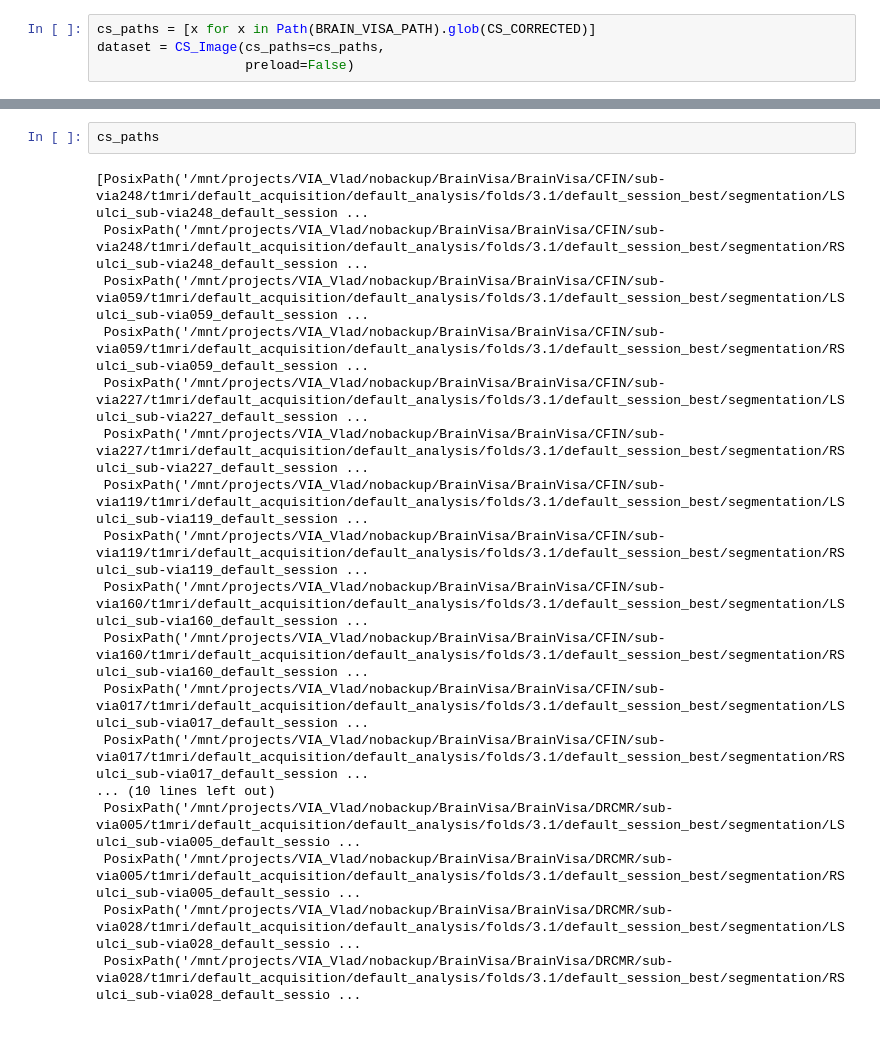
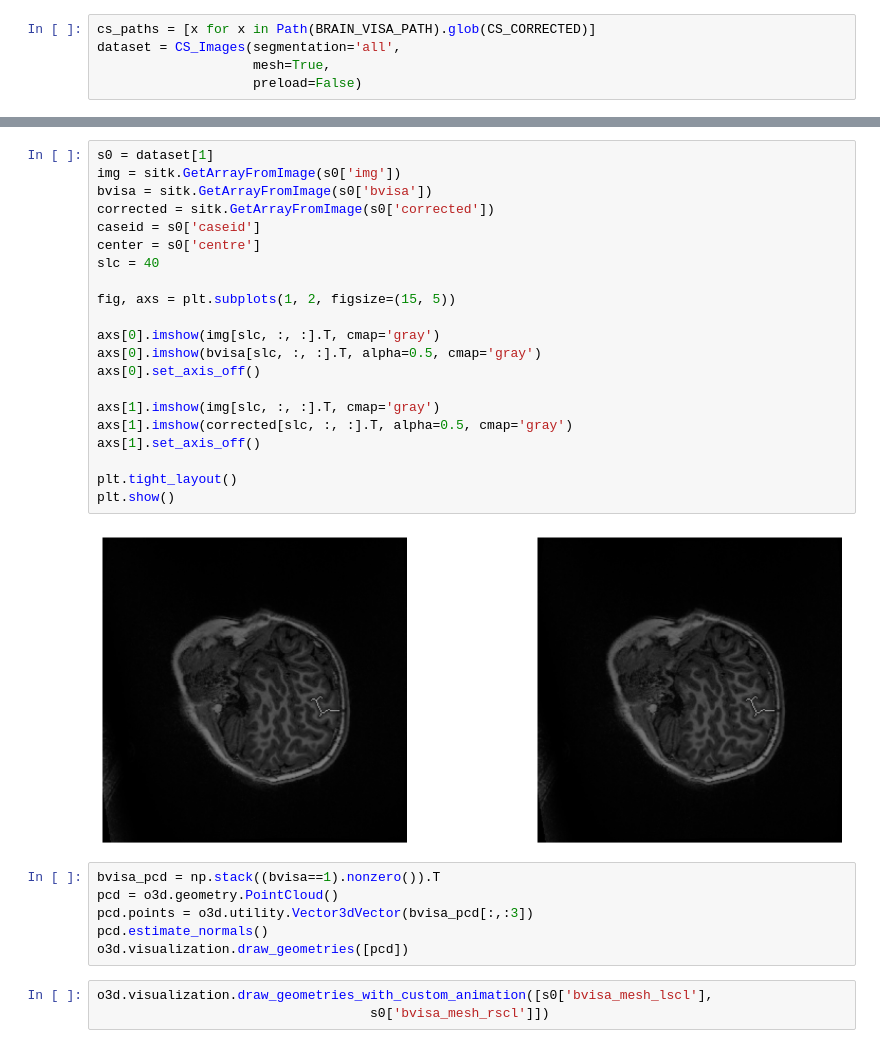
Before and after one commit to Vivikar/central-sulcus-analysis, a Jupyter notebook: notebooks/0_CS_EDA.ipynb, the cells around one changed output, grey strips where cells are left out. Drawn from its saved outputs; the diff is of its cells as text.

Commit message:
update data reading class and add first CS analysis features

```diff
--- a/notebooks/0_CS_EDA.ipynb
+++ b/notebooks/0_CS_EDA.ipynb
@@ -12,4 +18,5 @@ import SimpleITK as sitk
 # %%
 cs_paths = [x for x in Path(BRAIN_VISA_PATH).glob(CS_CORRECTED)]
-dataset = CS_Image(cs_paths=cs_paths,
-                   preload=False)
+dataset = CS_Images(segmentation='all',
+                    mesh=True,
+                    preload=False)
@@ -28,20 +26,32 @@ plt.imshow(sitk.GetArrayFromImage(segm)[80,:,:].T, alpha=0.5)
-# %%
-cs_paths
-# %% [output]
-[PosixPath('/mnt/projects/VIA_Vlad/nobackup/BrainVisa/BrainVisa/CFIN/sub-via248/t1mri/default_acquisition/default_analysis/folds/3.1/default_session_best/segmentation/LSulci_sub-via248_default_session ...
- PosixPath('/mnt/projects/VIA_Vlad/nobackup/BrainVisa/BrainVisa/CFIN/sub-via248/t1mri/default_acquisition/default_analysis/folds/3.1/default_session_best/segmentation/RSulci_sub-via248_default_session ...
- PosixPath('/mnt/projects/VIA_Vlad/nobackup/BrainVisa/BrainVisa/CFIN/sub-via059/t1mri/default_acquisition/default_analysis/folds/3.1/default_session_best/segmentation/LSulci_sub-via059_default_session ...
- PosixPath('/mnt/projects/VIA_Vlad/nobackup/BrainVisa/BrainVisa/CFIN/sub-via059/t1mri/default_acquisition/default_analysis/folds/3.1/default_session_best/segmentation/RSulci_sub-via059_default_session ...
- PosixPath('/mnt/projects/VIA_Vlad/nobackup/BrainVisa/BrainVisa/CFIN/sub-via227/t1mri/default_acquisition/default_analysis/folds/3.1/default_session_best/segmentation/LSulci_sub-via227_default_session ...
- PosixPath('/mnt/projects/VIA_Vlad/nobackup/BrainVisa/BrainVisa/CFIN/sub-via227/t1mri/default_acquisition/default_analysis/folds/3.1/default_session_best/segmentation/RSulci_sub-via227_default_session ...
- PosixPath('/mnt/projects/VIA_Vlad/nobackup/BrainVisa/BrainVisa/CFIN/sub-via119/t1mri/default_acquisition/default_analysis/folds/3.1/default_session_best/segmentation/LSulci_sub-via119_default_session ...
- PosixPath('/mnt/projects/VIA_Vlad/nobackup/BrainVisa/BrainVisa/CFIN/sub-via119/t1mri/default_acquisition/default_analysis/folds/3.1/default_session_best/segmentation/RSulci_sub-via119_default_session ...
- PosixPath('/mnt/projects/VIA_Vlad/nobackup/BrainVisa/BrainVisa/CFIN/sub-via160/t1mri/default_acquisition/default_analysis/folds/3.1/default_session_best/segmentation/LSulci_sub-via160_default_session ...
- PosixPath('/mnt/projects/VIA_Vlad/nobackup/BrainVisa/BrainVisa/CFIN/sub-via160/t1mri/default_acquisition/default_analysis/folds/3.1/default_session_best/segmentation/RSulci_sub-via160_default_session ...
- PosixPath('/mnt/projects/VIA_Vlad/nobackup/BrainVisa/BrainVisa/CFIN/sub-via017/t1mri/default_acquisition/default_analysis/folds/3.1/default_session_best/segmentation/LSulci_sub-via017_default_session ...
- PosixPath('/mnt/projects/VIA_Vlad/nobackup/BrainVisa/BrainVisa/CFIN/sub-via017/t1mri/default_acquisition/default_analysis/folds/3.1/default_session_best/segmentation/RSulci_sub-via017_default_session ...
-... (10 lines left out)
- PosixPath('/mnt/projects/VIA_Vlad/nobackup/BrainVisa/BrainVisa/DRCMR/sub-via005/t1mri/default_acquisition/default_analysis/folds/3.1/default_session_best/segmentation/LSulci_sub-via005_default_sessio ...
- PosixPath('/mnt/projects/VIA_Vlad/nobackup/BrainVisa/BrainVisa/DRCMR/sub-via005/t1mri/default_acquisition/default_analysis/folds/3.1/default_session_best/segmentation/RSulci_sub-via005_default_sessio ...
- PosixPath('/mnt/projects/VIA_Vlad/nobackup/BrainVisa/BrainVisa/DRCMR/sub-via028/t1mri/default_acquisition/default_analysis/folds/3.1/default_session_best/segmentation/LSulci_sub-via028_default_sessio ...
- PosixPath('/mnt/projects/VIA_Vlad/nobackup/BrainVisa/BrainVisa/DRCMR/sub-via028/t1mri/default_acquisition/default_analysis/folds/3.1/default_session_best/segmentation/RSulci_sub-via028_default_sessio ...
+# %%
+s0 = dataset[1]
+img = sitk.GetArrayFromImage(s0['img'])
+bvisa = sitk.GetArrayFromImage(s0['bvisa'])
+corrected = sitk.GetArrayFromImage(s0['corrected'])
+caseid = s0['caseid']
+center = s0['centre']
+slc = 40
+
+fig, axs = plt.subplots(1, 2, figsize=(15, 5))
+
+axs[0].imshow(img[slc, :, :].T, cmap='gray')
+axs[0].imshow(bvisa[slc, :, :].T, alpha=0.5, cmap='gray')
+axs[0].set_axis_off()
+
+axs[1].imshow(img[slc, :, :].T, cmap='gray')
+axs[1].imshow(corrected[slc, :, :].T, alpha=0.5, cmap='gray')
+axs[1].set_axis_off()
+
+plt.tight_layout()
+plt.show()
+# %% [output]
+[figure, added]
+# %%
+bvisa_pcd = np.stack((bvisa==1).nonzero()).T
+pcd = o3d.geometry.PointCloud()
+pcd.points = o3d.utility.Vector3dVector(bvisa_pcd[:,:3])
+pcd.estimate_normals()
+o3d.visualization.draw_geometries([pcd])
+# %%
+o3d.visualization.draw_geometries_with_custom_animation([s0['bvisa_mesh_lscl'],
+                                   s0['bvisa_mesh_rscl']])
```
Also changed, not shown: parts of 7 cells of this notebook, 2 other files.
